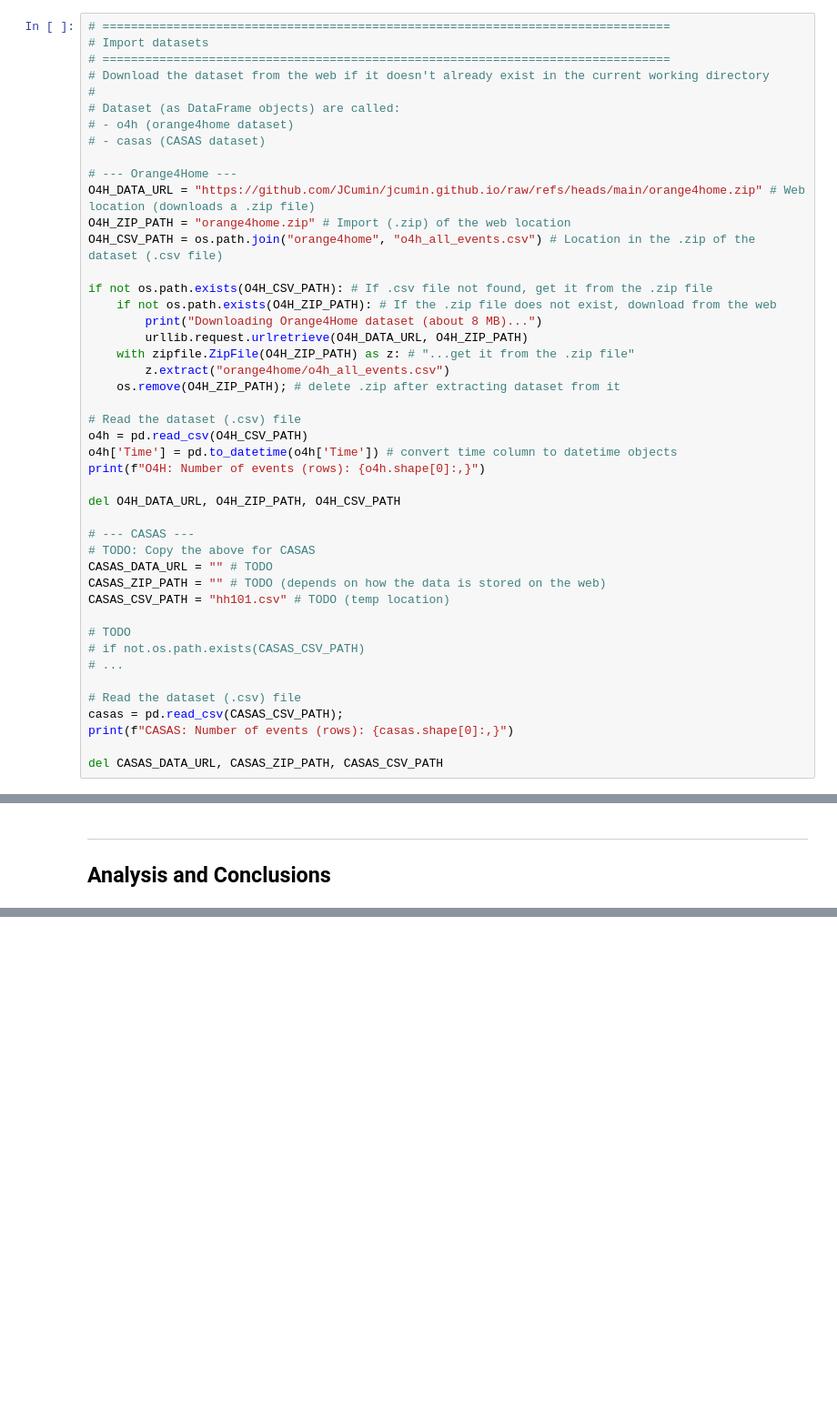
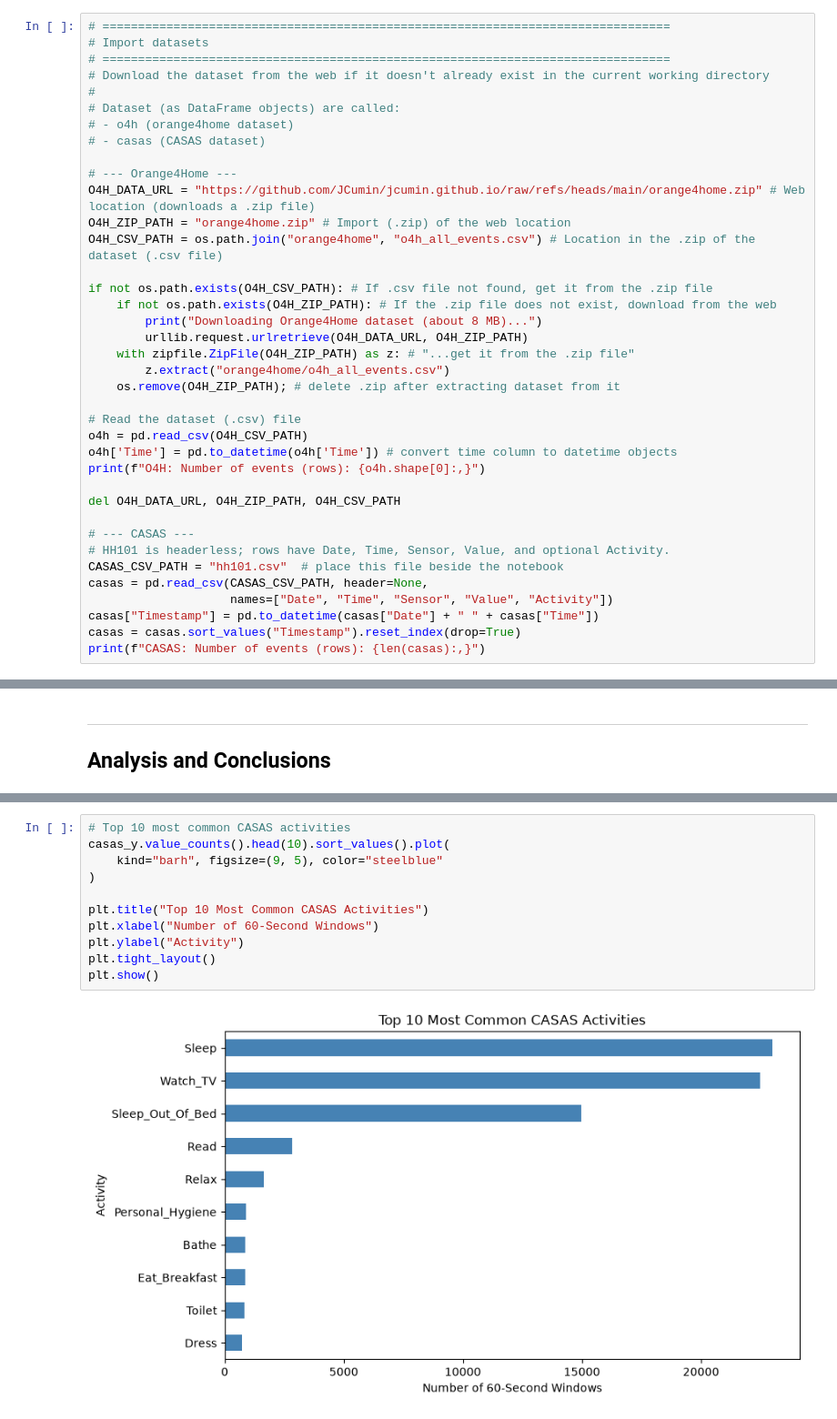
Before and after one commit to KhenFalcon/CSCI-4380---Data-Mining---Final-Project, a Jupyter notebook: CS4380 - Final Project.ipynb, the cells around one changed output, grey strips where cells are left out. Shown at 91% size. Cells and saved outputs as stored; diff of their text form; blank space fills up the shorter version.

```diff
--- a/CS4380 - Final Project.ipynb
+++ b/CS4380 - Final Project.ipynb
@@ -61,19 +61,12 @@ print(f"O4H: Number of events (rows): {o4h.shape[0]:,}")
 del O4H_DATA_URL, O4H_ZIP_PATH, O4H_CSV_PATH
 
 # --- CASAS ---
-# TODO: Copy the above for CASAS
-CASAS_DATA_URL = "" # TODO
-CASAS_ZIP_PATH = "" # TODO (depends on how the data is stored on the web)
-CASAS_CSV_PATH = "hh101.csv" # TODO (temp location)
-
-# TODO
-# if not.os.path.exists(CASAS_CSV_PATH)
-# ...
-
-# Read the dataset (.csv) file
-casas = pd.read_csv(CASAS_CSV_PATH);
-print(f"CASAS: Number of events (rows): {casas.shape[0]:,}")
-
-del CASAS_DATA_URL, CASAS_ZIP_PATH, CASAS_CSV_PATH
+# HH101 is headerless; rows have Date, Time, Sensor, Value, and optional Activity.
+CASAS_CSV_PATH = "hh101.csv"  # place this file beside the notebook
+casas = pd.read_csv(CASAS_CSV_PATH, header=None,
+                    names=["Date", "Time", "Sensor", "Value", "Activity"])
+casas["Timestamp"] = pd.to_datetime(casas["Date"] + " " + casas["Time"])
+casas = casas.sort_values("Timestamp").reset_index(drop=True)
+print(f"CASAS: Number of events (rows): {len(casas):,}")
 # %% [output]
 O4H: Number of events (rows): 746,767
@@ -666,0 +717,13 @@ model.fit(o4h_train_X, o4h_train_y) # training
+# %%
+# Top 10 most common CASAS activities
+casas_y.value_counts().head(10).sort_values().plot(
+    kind="barh", figsize=(9, 5), color="steelblue"
+)
+
+plt.title("Top 10 Most Common CASAS Activities")
+plt.xlabel("Number of 60-Second Windows")
+plt.ylabel("Activity")
+plt.tight_layout()
+plt.show()
+# %% [output]
+[figure, added]
```
Also changed, not shown: parts of 14 cells of this notebook.
